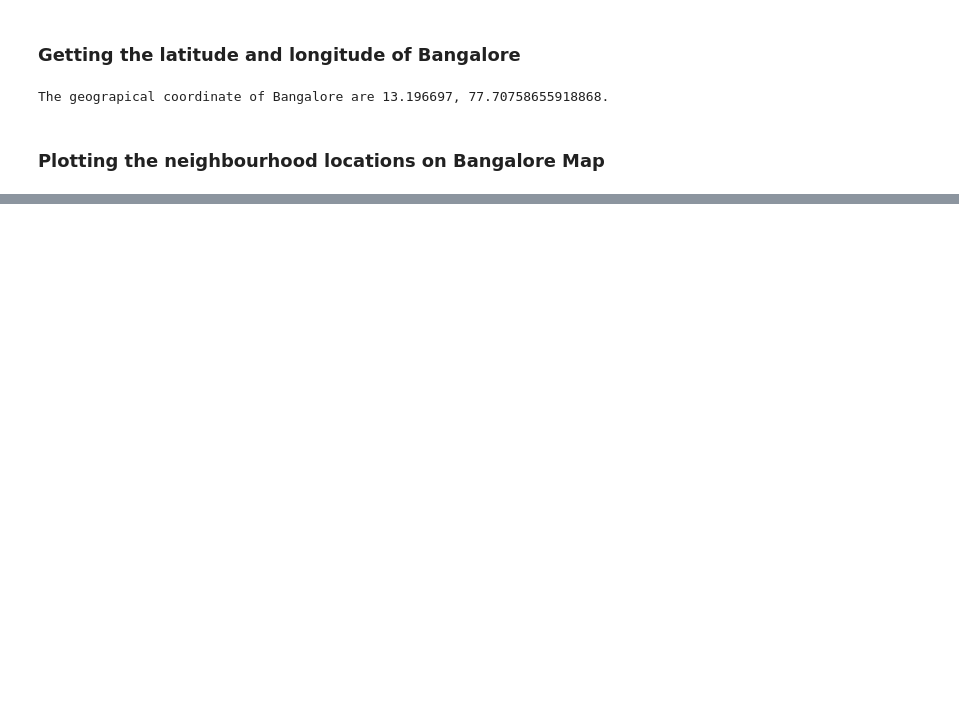
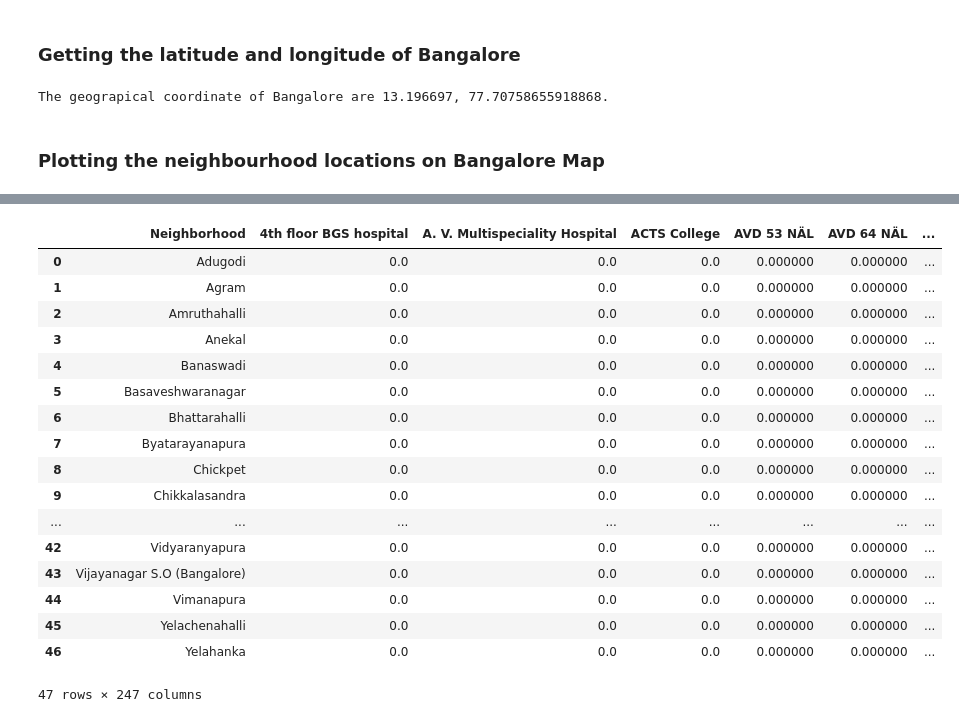
Before and after one commit to LakshmiHolla/first, a Jupyter notebook: BLR.ipynb, the cells around one changed output, grey strips where cells are left out. Drawn from its saved outputs; the diff is of its cells as text; code cells hidden in the pictures; blank space fills up the shorter version.

```diff
--- a/BLR.ipynb
+++ b/BLR.ipynb
@@ -156,0 +204,19 @@ map_blr
+# %%
+
+def get_hospital_per_neighborhood(df):
+    """
+    It will utilize Bangalore_neighbourhood dataset to get neighborhood data.
+    """
+    column_names = ['ID', 'Name', 'Latitude',
+                    'Longitude', "Neighborhood"]
+    data = []
+    for i, row in df.iterrows():
+        h_df = get_hospital_data(
+            row["Latitude"], row["Longitude"], row["Neighborhood"])
+        if h_df is not None:
+            for x, hrow in h_df.iterrows():
+                data.append([hrow[column] for column in column_names])
+
+    n_df = pd.DataFrame(data, columns=column_names)
+    n_df.to_csv('hospital.csv')
+    return n_df
@@ -156,0 +225,4 @@ map_blr
+# %%
+hospital_df = get_hospital_per_neighborhood(df_new)
+
+#Blr_venues.head()
@@ -156,0 +293,12 @@ map_blr
+# %%
+# one hot encoding
+hosp_onehot = pd.get_dummies(hospital_df[['Name']], prefix="", prefix_sep="")
+
+# add neighborhood column back to dataframe
+hosp_onehot['Neighborhood'] = hospital_df['Neighborhood']
+
+# move neighborhood column to the first column
+fixed_columns = [hosp_onehot.columns[-1]] + list(hosp_onehot.columns[:-1])
+hosp_onehot = hosp_onehot[fixed_columns]
+
+hosp_onehot.head()
@@ -156,0 +313,22 @@ map_blr
+# %%
+hosp_grouped = hosp_onehot.groupby('Neighborhood').mean().reset_index()
+hosp_grouped
+# %% [output]
+|  | Neighborhood | 4th floor BGS hospital | A. V. Multispeciality Hospital | ACTS College | AVD 53 NÄL | AVD 64 NÄL | ... |
+| 0 | Adugodi | 0.0 | 0.0 | 0.0 | 0.000000 | 0.000000 | ... |
+| 1 | Agram | 0.0 | 0.0 | 0.0 | 0.000000 | 0.000000 | ... |
+| 2 | Amruthahalli | 0.0 | 0.0 | 0.0 | 0.000000 | 0.000000 | ... |
+| 3 | Anekal | 0.0 | 0.0 | 0.0 | 0.000000 | 0.000000 | ... |
+| 4 | Banaswadi | 0.0 | 0.0 | 0.0 | 0.000000 | 0.000000 | ... |
+| 5 | Basaveshwaranagar | 0.0 | 0.0 | 0.0 | 0.000000 | 0.000000 | ... |
+| 6 | Bhattarahalli | 0.0 | 0.0 | 0.0 | 0.000000 | 0.000000 | ... |
+| 7 | Byatarayanapura | 0.0 | 0.0 | 0.0 | 0.000000 | 0.000000 | ... |
+| 8 | Chickpet | 0.0 | 0.0 | 0.0 | 0.000000 | 0.000000 | ... |
+| 9 | Chikkalasandra | 0.0 | 0.0 | 0.0 | 0.000000 | 0.000000 | ... |
+| ... | ... | ... | ... | ... | ... | ... | ... |
+| 42 | Vidyaranyapura | 0.0 | 0.0 | 0.0 | 0.000000 | 0.000000 | ... |
+| 43 | Vijayanagar S.O (Bangalore) | 0.0 | 0.0 | 0.0 | 0.000000 | 0.000000 | ... |
+| 44 | Vimanapura | 0.0 | 0.0 | 0.0 | 0.000000 | 0.000000 | ... |
+| 45 | Yelachenahalli | 0.0 | 0.0 | 0.0 | 0.000000 | 0.000000 | ... |
+| 46 | Yelahanka | 0.0 | 0.0 | 0.0 | 0.000000 | 0.000000 | ... |
+47 rows × 247 columns
```
Also changed, not shown: parts of 51 cells of this notebook, 2 other files.
